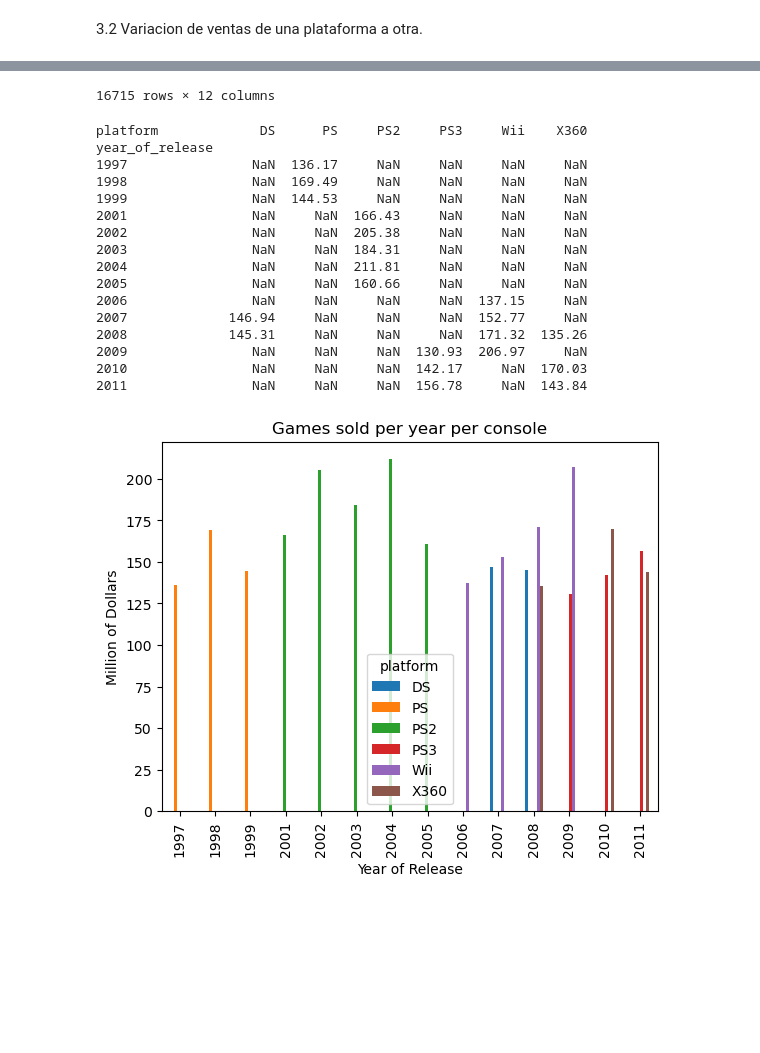
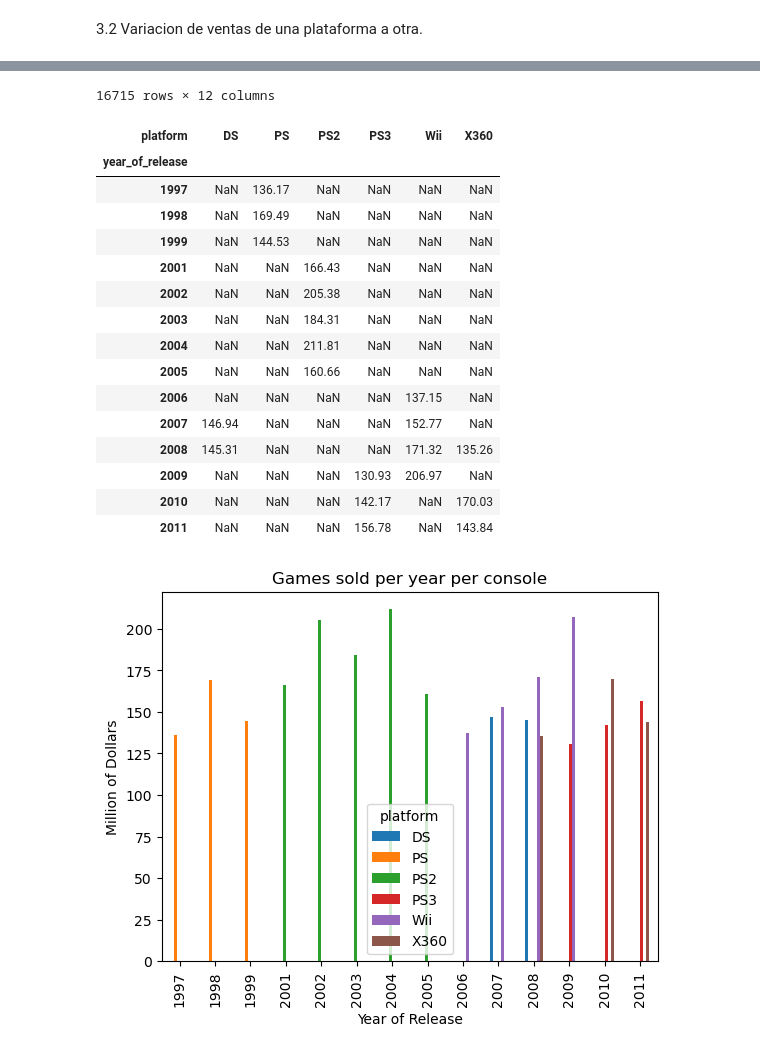
Before and after one commit to ArqJuan/Sprint6, a Jupyter notebook: Notebook_Sprint6.ipynb, the cells around one changed output, grey strips where cells are left out. Drawn from its saved outputs; the diff is of its cells as text; code cells hidden in the pictures; blank space fills up the shorter version.

```diff
--- a/Notebook_Sprint6.ipynb
+++ b/Notebook_Sprint6.ipynb
@@ -75,42 +75,41 @@ Conclusion inicial: Los a;os con mayor publicacion de juegos son del 2007 al 201
 # %%
 display(games_df)
 console_sales = games_df.groupby(['platform','year_of_release'])['total_sales'].sum().reset_index().sort_values(by='total_sales', ascending=False)
-
+console_sales.fillna(0,inplace=True)
 console_sales = console_sales.head(20)
 
 console_sales_total = pd.pivot_table(console_sales, index= 'year_of_release', values= 'total_sales', columns='platform', aggfunc='sum')
 console_sales_total.plot(kind='bar',xlabel='Year of Release',ylabel='Million of Dollars',title='Games sold per year per console')
-print(console_sales_total)
-#plt.legend(['Console '])
+display(console_sales_total)
 # %% [output]
 |  | name | platform | year_of_release | genre | na_sales | eu_sales | jp_sales | other_sales | critic_score | ... |
 | 0 | Wii Sports | Wii | 2006 | Sports | 41.36 | 28.96 | 3.77 | 8.45 | 76.0 | ... |
 | 1 | Super Mario Bros. | NES | 1985 | Platform | 29.08 | 3.58 | 6.81 | 0.77 | 0.0 | ... |
 | 2 | Mario Kart Wii | Wii | 2008 | Racing | 15.68 | 12.76 | 3.79 | 3.29 | 82.0 | ... |
 | 3 | Wii Sports Resort | Wii | 2009 | Sports | 15.61 | 10.93 | 3.28 | 2.95 | 80.0 | ... |
 | 4 | Pokemon Red/Pokemon Blue | GB | 1996 | Role-Playing | 11.27 | 8.89 | 10.22 | 1.00 | 0.0 | ... |
 | ... | ... | ... | ... | ... | ... | ... | ... | ... | ... | ... |
 | 16710 | Samurai Warriors: Sanada Maru | PS3 | 2016 | Action | 0.00 | 0.00 | 0.01 | 0.00 | 0.0 | ... |
 | 16711 | LMA Manager 2007 | X360 | 2006 | Sports | 0.00 | 0.01 | 0.00 | 0.00 | 0.0 | ... |
 | 16712 | Haitaka no Psychedelica | PSV | 2016 | Adventure | 0.00 | 0.00 | 0.01 | 0.00 | 0.0 | ... |
 | 16713 | Spirits & Spells | GBA | 2003 | Platform | 0.01 | 0.00 | 0.00 | 0.00 | 0.0 | ... |
 | 16714 | Winning Post 8 2016 | PSV | 2016 | Simulation | 0.00 | 0.00 | 0.01 | 0.00 | 0.0 | ... |
 16715 rows × 12 columns
-platform             DS      PS     PS2     PS3     Wii    X360
-year_of_release
-1997                NaN  136.17     NaN     NaN     NaN     NaN
-1998                NaN  169.49     NaN     NaN     NaN     NaN
-1999                NaN  144.53     NaN     NaN     NaN     NaN
-2001                NaN     NaN  166.43     NaN     NaN     NaN
-2002                NaN     NaN  205.38     NaN     NaN     NaN
-2003                NaN     NaN  184.31     NaN     NaN     NaN
-2004                NaN     NaN  211.81     NaN     NaN     NaN
-2005                NaN     NaN  160.66     NaN     NaN     NaN
-2006                NaN     NaN     NaN     NaN  137.15     NaN
-2007             146.94     NaN     NaN     NaN  152.77     NaN
-2008             145.31     NaN     NaN     NaN  171.32  135.26
-2009                NaN     NaN     NaN  130.93  206.97     NaN
-2010                NaN     NaN     NaN  142.17     NaN  170.03
-2011                NaN     NaN     NaN  156.78     NaN  143.84
+| platform | DS | PS | PS2 | PS3 | Wii | X360 |
+| year_of_release |  |  |  |  |  |  |
+| 1997 | NaN | 136.17 | NaN | NaN | NaN | NaN |
+| 1998 | NaN | 169.49 | NaN | NaN | NaN | NaN |
+| 1999 | NaN | 144.53 | NaN | NaN | NaN | NaN |
+| 2001 | NaN | NaN | 166.43 | NaN | NaN | NaN |
+| 2002 | NaN | NaN | 205.38 | NaN | NaN | NaN |
+| 2003 | NaN | NaN | 184.31 | NaN | NaN | NaN |
+| 2004 | NaN | NaN | 211.81 | NaN | NaN | NaN |
+| 2005 | NaN | NaN | 160.66 | NaN | NaN | NaN |
+| 2006 | NaN | NaN | NaN | NaN | 137.15 | NaN |
+| 2007 | 146.94 | NaN | NaN | NaN | 152.77 | NaN |
+| 2008 | 145.31 | NaN | NaN | NaN | 171.32 | 135.26 |
+| 2009 | NaN | NaN | NaN | 130.93 | 206.97 | NaN |
+| 2010 | NaN | NaN | NaN | 142.17 | NaN | 170.03 |
+| 2011 | NaN | NaN | NaN | 156.78 | NaN | 143.84 |
 [figure]
 # %% [markdown]
```
Also changed, not shown: parts of 6 cells of this notebook.
